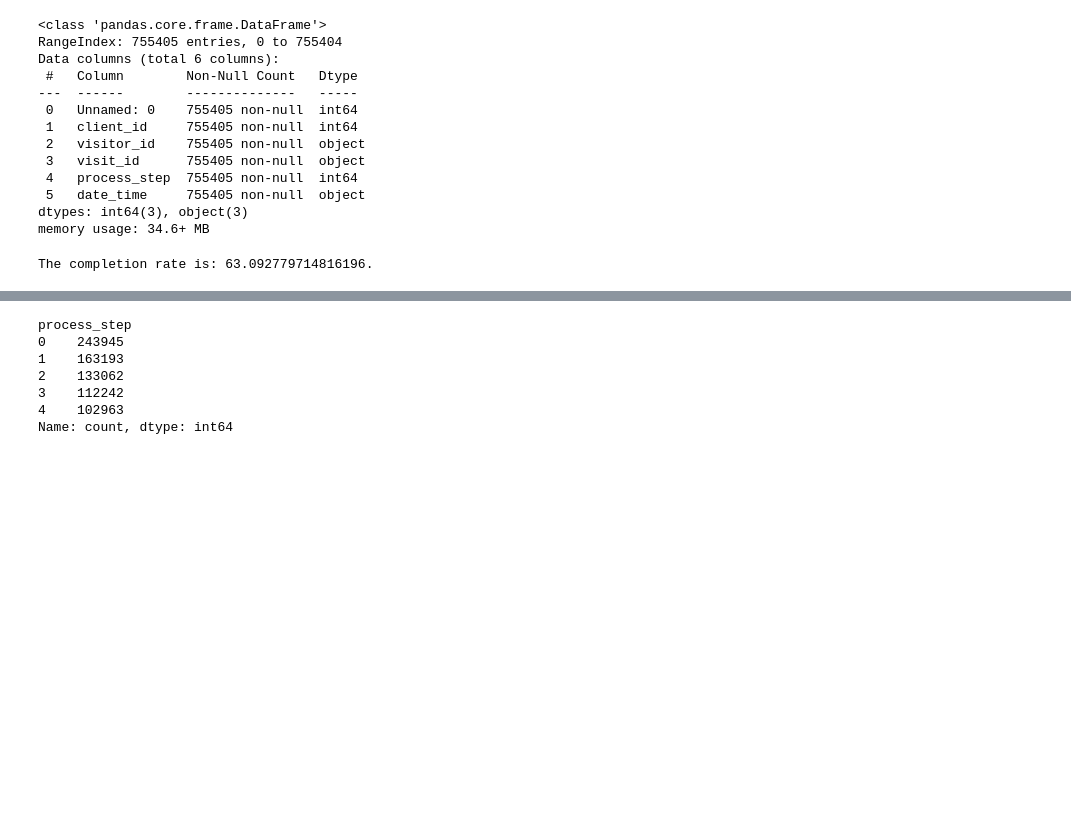
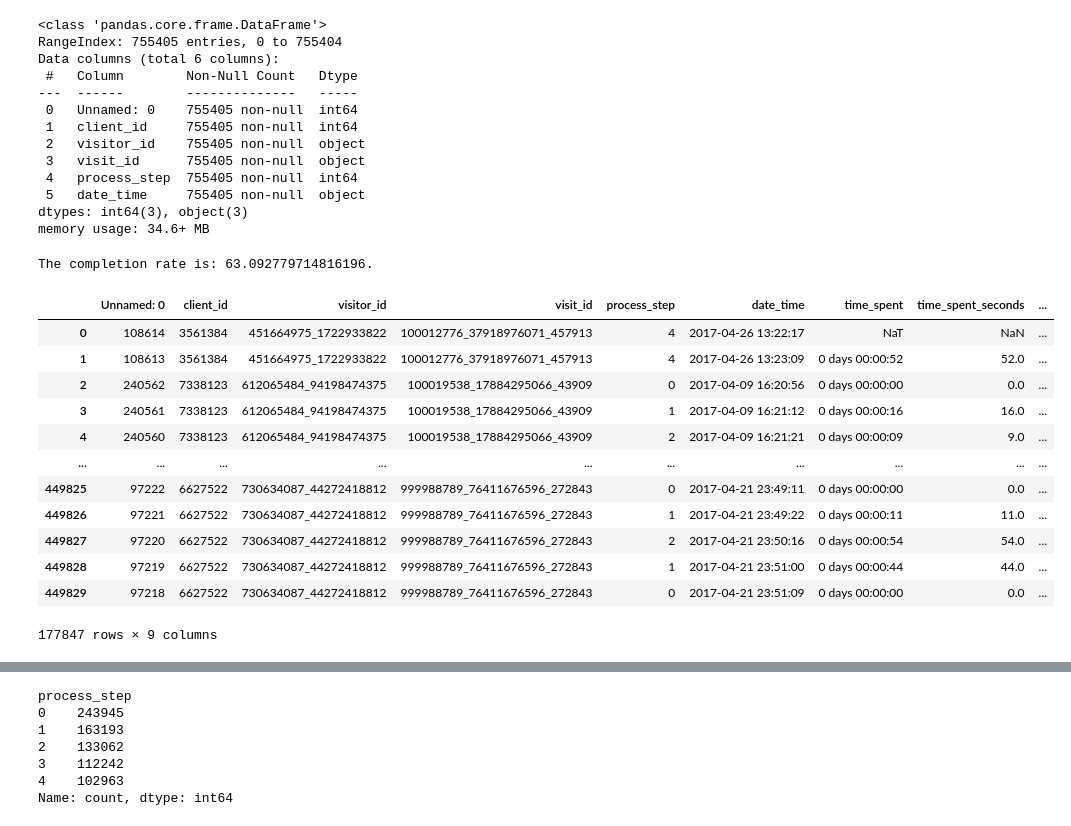
Before and after one commit to TimoLischke/Vanguard_project, a Jupyter notebook: Vanguard_project_KPIs.ipynb, the cells around one changed output, grey strips where cells are left out. Cells and saved outputs as stored; diff of their text form; code cells hidden in the pictures; blank space fills up the shorter version.

```diff
--- a/Vanguard_project_KPIs.ipynb
+++ b/Vanguard_project_KPIs.ipynb
@@ -89,3 +89,26 @@ completion_rate = sum(df_final_web_data["process_step"]==4) / sum(df_final_web_d
 print(f"The completion rate is: {completion_rate}.")
 # %% [output]
 The completion rate is: 63.092779714816196.
+# %%
+# Merge data frames "df_final_web_data" and "df_final_experiment_clients" on 'client_id':
+df_web_merged_with_experiment = pd.merge(df_final_web_data, df_final_experiment_clients, on='client_id')
+
+# Create data frames for Test vs Control groups:
+df_web_merged_with_experiment_test=df_web_merged_with_experiment[df_web_merged_with_experiment["Variation"]=="Test"]
+df_web_merged_with_experiment_control=df_web_merged_with_experiment[df_web_merged_with_experiment["Variation"]=="Control"]
+# %%
+df_web_merged_with_experiment_test
+# %% [output]
+|  | Unnamed: 0 | client_id | visitor_id | visit_id | process_step | date_time | time_spent | time_spent_seconds | ... |
+| 0 | 108614 | 3561384 | 451664975_1722933822 | 100012776_37918976071_457913 | 4 | 2017-04-26 13:22:17 | NaT | NaN | ... |
+| 1 | 108613 | 3561384 | 451664975_1722933822 | 100012776_37918976071_457913 | 4 | 2017-04-26 13:23:09 | 0 days 00:00:52 | 52.0 | ... |
+| 2 | 240562 | 7338123 | 612065484_94198474375 | 100019538_17884295066_43909 | 0 | 2017-04-09 16:20:56 | 0 days 00:00:00 | 0.0 | ... |
+| 3 | 240561 | 7338123 | 612065484_94198474375 | 100019538_17884295066_43909 | 1 | 2017-04-09 16:21:12 | 0 days 00:00:16 | 16.0 | ... |
+| 4 | 240560 | 7338123 | 612065484_94198474375 | 100019538_17884295066_43909 | 2 | 2017-04-09 16:21:21 | 0 days 00:00:09 | 9.0 | ... |
+| ... | ... | ... | ... | ... | ... | ... | ... | ... | ... |
+| 449825 | 97222 | 6627522 | 730634087_44272418812 | 999988789_76411676596_272843 | 0 | 2017-04-21 23:49:11 | 0 days 00:00:00 | 0.0 | ... |
+| 449826 | 97221 | 6627522 | 730634087_44272418812 | 999988789_76411676596_272843 | 1 | 2017-04-21 23:49:22 | 0 days 00:00:11 | 11.0 | ... |
+| 449827 | 97220 | 6627522 | 730634087_44272418812 | 999988789_76411676596_272843 | 2 | 2017-04-21 23:50:16 | 0 days 00:00:54 | 54.0 | ... |
+| 449828 | 97219 | 6627522 | 730634087_44272418812 | 999988789_76411676596_272843 | 1 | 2017-04-21 23:51:00 | 0 days 00:00:44 | 44.0 | ... |
+| 449829 | 97218 | 6627522 | 730634087_44272418812 | 999988789_76411676596_272843 | 0 | 2017-04-21 23:51:09 | 0 days 00:00:00 | 0.0 | ... |
+177847 rows × 9 columns
```
Also changed, not shown: parts of 3 cells of this notebook, 1 other file.
